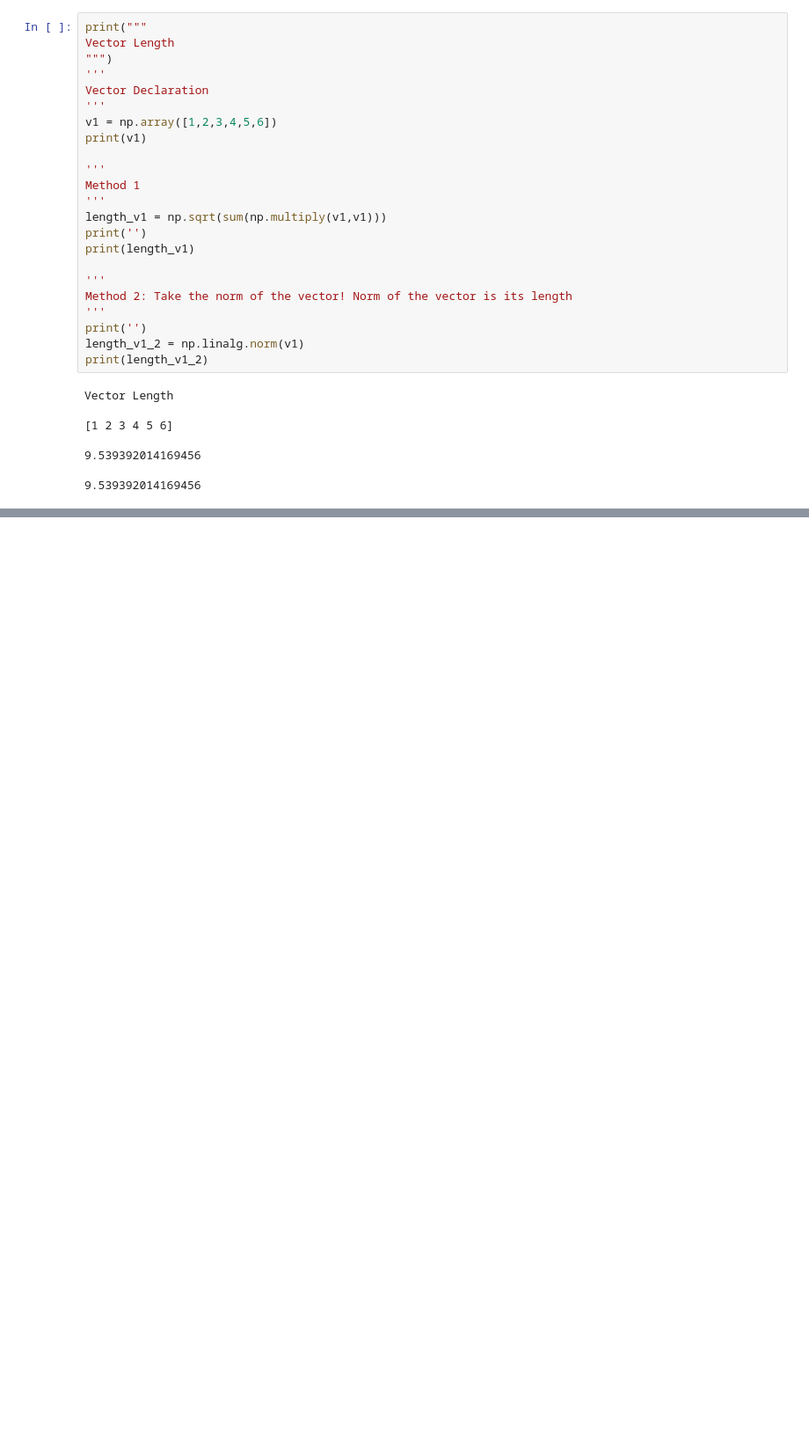
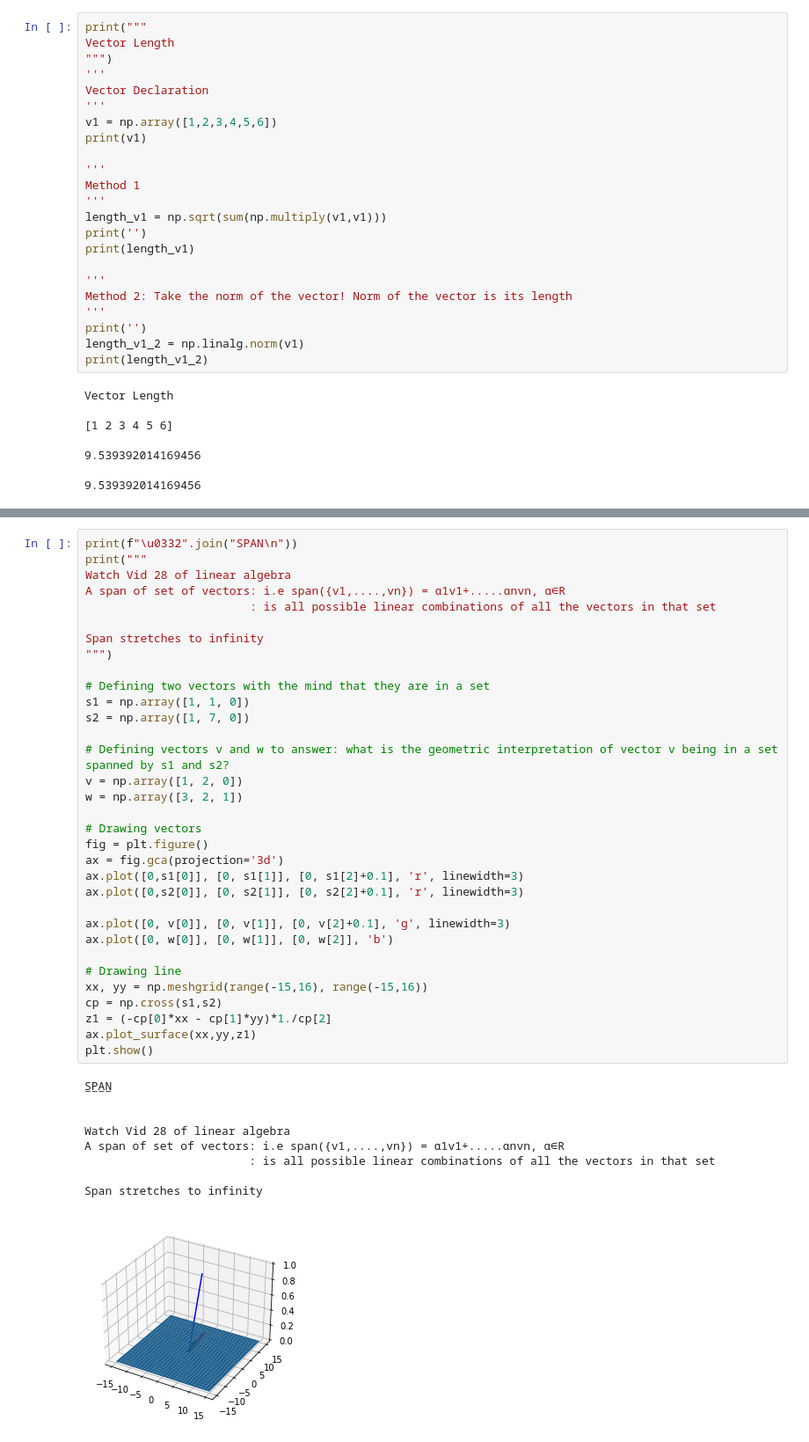
Before and after one commit to AdamKinyua/linear_algebra, a Jupyter notebook: plotting_2_3_D_graphs_jupyter.ipynb, the cells around one changed output, grey strips where cells are left out. Shown at 88% size. Saved outputs shown, nothing was run; the diff lists cells and outputs as text; blank space fills up the shorter version.

```diff
--- a/plotting_2_3_D_graphs_jupyter.ipynb
+++ b/plotting_2_3_D_graphs_jupyter.ipynb
@@ -488,0 +643,43 @@ C̲O̲D̲I̲N̲G̲ ̲C̲H̲A̲L̲L̲E̲N̲G̲E
+# %%
+print(f"\u0332".join("SPAN\n"))
+print("""
+Watch Vid 28 of linear algebra
+A span of set of vectors: i.e span({v1,....,vn}) = α1v1+.....αnvn, α∈R
+                        : is all possible linear combinations of all the vectors in that set
+
+Span stretches to infinity
+""")
+
+# Defining two vectors with the mind that they are in a set
+s1 = np.array([1, 1, 0])
+s2 = np.array([1, 7, 0])
+
+# Defining vectors v and w to answer: what is the geometric interpretation of vector v being in a set spanned by s1 and s2?
+v = np.array([1, 2, 0])
+w = np.array([3, 2, 1])
+
+# Drawing vectors
+fig = plt.figure()
+ax = fig.gca(projection='3d')
+ax.plot([0,s1[0]], [0, s1[1]], [0, s1[2]+0.1], 'r', linewidth=3)
+ax.plot([0,s2[0]], [0, s2[1]], [0, s2[2]+0.1], 'r', linewidth=3)
+
+ax.plot([0, v[0]], [0, v[1]], [0, v[2]+0.1], 'g', linewidth=3)
+ax.plot([0, w[0]], [0, w[1]], [0, w[2]], 'b')
+
+# Drawing line
+xx, yy = np.meshgrid(range(-15,16), range(-15,16))
+cp = np.cross(s1,s2)
+z1 = (-cp[0]*xx - cp[1]*yy)*1./cp[2]
+ax.plot_surface(xx,yy,z1)
+plt.show()
+# %% [output]
+S̲P̲A̲N̲
+
+
+Watch Vid 28 of linear algebra
+A span of set of vectors: i.e span({v1,....,vn}) = α1v1+.....αnvn, α∈R
+                        : is all possible linear combinations of all the vectors in that set
+
+Span stretches to infinity
+[figure, added]
```
Also changed, not shown: parts of 14 cells of this notebook.
